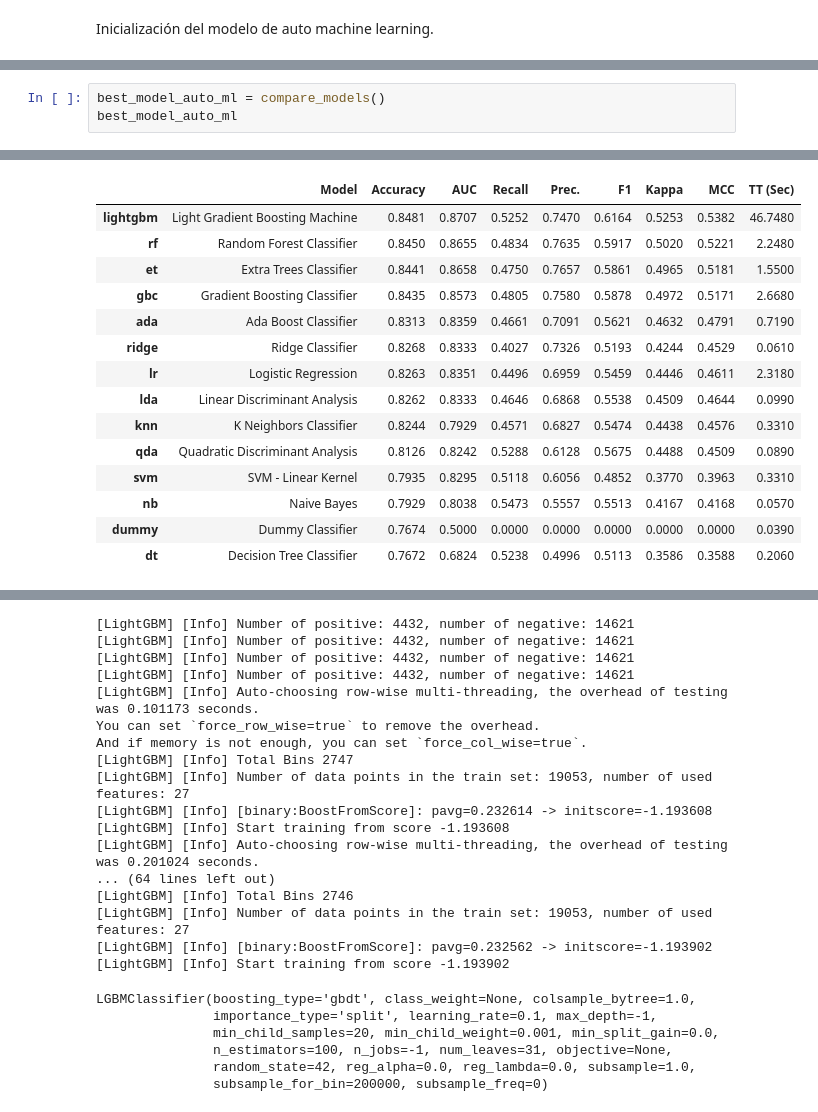
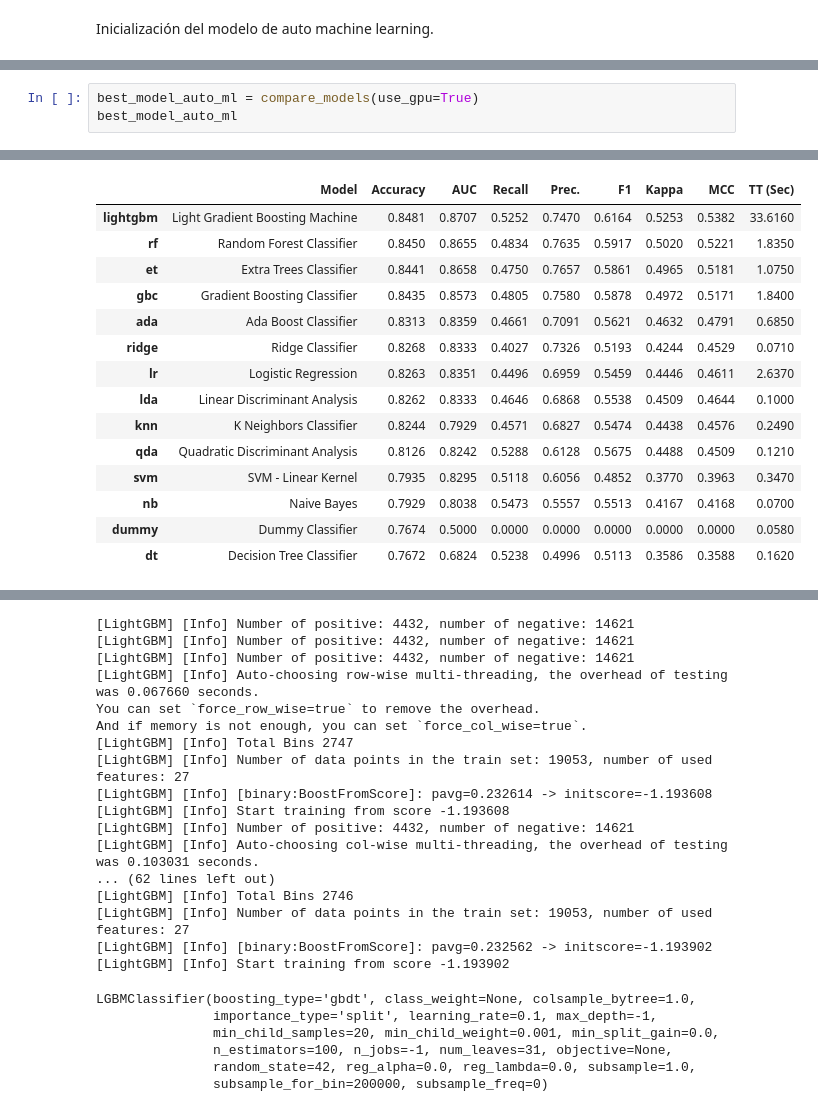
Before and after one commit to bpace1/AA1-TUIA-Crenna-Pace-SanchoAlmenar, a Jupyter notebook: TP-clasificacion-AA1.ipynb, the cells around one changed output, grey strips where cells are left out. Cells and saved outputs as stored; diff of their text form.

```diff
--- a/TP-clasificacion-AA1.ipynb
+++ b/TP-clasificacion-AA1.ipynb
@@ -819,37 +819,37 @@ auto_ml = setup(df_pure, target='RainTomorrow', session_id=42)
 # %%
-best_model_auto_ml = compare_models()
+best_model_auto_ml = compare_models(use_gpu=True)
 best_model_auto_ml
 # %% [output]
 [interactive output not drawn]
 |  | Model | Accuracy | AUC | Recall | Prec. | F1 | Kappa | MCC | TT (Sec) |
-| lightgbm | Light Gradient Boosting Machine | 0.8481 | 0.8707 | 0.5252 | 0.7470 | 0.6164 | 0.5253 | 0.5382 | 46.7480 |
-| rf | Random Forest Classifier | 0.8450 | 0.8655 | 0.4834 | 0.7635 | 0.5917 | 0.5020 | 0.5221 | 2.2480 |
-| et | Extra Trees Classifier | 0.8441 | 0.8658 | 0.4750 | 0.7657 | 0.5861 | 0.4965 | 0.5181 | 1.5500 |
-| gbc | Gradient Boosting Classifier | 0.8435 | 0.8573 | 0.4805 | 0.7580 | 0.5878 | 0.4972 | 0.5171 | 2.6680 |
-| ada | Ada Boost Classifier | 0.8313 | 0.8359 | 0.4661 | 0.7091 | 0.5621 | 0.4632 | 0.4791 | 0.7190 |
-| ridge | Ridge Classifier | 0.8268 | 0.8333 | 0.4027 | 0.7326 | 0.5193 | 0.4244 | 0.4529 | 0.0610 |
-| lr | Logistic Regression | 0.8263 | 0.8351 | 0.4496 | 0.6959 | 0.5459 | 0.4446 | 0.4611 | 2.3180 |
-| lda | Linear Discriminant Analysis | 0.8262 | 0.8333 | 0.4646 | 0.6868 | 0.5538 | 0.4509 | 0.4644 | 0.0990 |
-| knn | K Neighbors Classifier | 0.8244 | 0.7929 | 0.4571 | 0.6827 | 0.5474 | 0.4438 | 0.4576 | 0.3310 |
-| qda | Quadratic Discriminant Analysis | 0.8126 | 0.8242 | 0.5288 | 0.6128 | 0.5675 | 0.4488 | 0.4509 | 0.0890 |
-| svm | SVM - Linear Kernel | 0.7935 | 0.8295 | 0.5118 | 0.6056 | 0.4852 | 0.3770 | 0.3963 | 0.3310 |
-| nb | Naive Bayes | 0.7929 | 0.8038 | 0.5473 | 0.5557 | 0.5513 | 0.4167 | 0.4168 | 0.0570 |
-| dummy | Dummy Classifier | 0.7674 | 0.5000 | 0.0000 | 0.0000 | 0.0000 | 0.0000 | 0.0000 | 0.0390 |
-| dt | Decision Tree Classifier | 0.7672 | 0.6824 | 0.5238 | 0.4996 | 0.5113 | 0.3586 | 0.3588 | 0.2060 |
+| lightgbm | Light Gradient Boosting Machine | 0.8481 | 0.8707 | 0.5252 | 0.7470 | 0.6164 | 0.5253 | 0.5382 | 33.6160 |
+| rf | Random Forest Classifier | 0.8450 | 0.8655 | 0.4834 | 0.7635 | 0.5917 | 0.5020 | 0.5221 | 1.8350 |
+| et | Extra Trees Classifier | 0.8441 | 0.8658 | 0.4750 | 0.7657 | 0.5861 | 0.4965 | 0.5181 | 1.0750 |
+| gbc | Gradient Boosting Classifier | 0.8435 | 0.8573 | 0.4805 | 0.7580 | 0.5878 | 0.4972 | 0.5171 | 1.8400 |
+| ada | Ada Boost Classifier | 0.8313 | 0.8359 | 0.4661 | 0.7091 | 0.5621 | 0.4632 | 0.4791 | 0.6850 |
+| ridge | Ridge Classifier | 0.8268 | 0.8333 | 0.4027 | 0.7326 | 0.5193 | 0.4244 | 0.4529 | 0.0710 |
+| lr | Logistic Regression | 0.8263 | 0.8351 | 0.4496 | 0.6959 | 0.5459 | 0.4446 | 0.4611 | 2.6370 |
+| lda | Linear Discriminant Analysis | 0.8262 | 0.8333 | 0.4646 | 0.6868 | 0.5538 | 0.4509 | 0.4644 | 0.1000 |
+| knn | K Neighbors Classifier | 0.8244 | 0.7929 | 0.4571 | 0.6827 | 0.5474 | 0.4438 | 0.4576 | 0.2490 |
+| qda | Quadratic Discriminant Analysis | 0.8126 | 0.8242 | 0.5288 | 0.6128 | 0.5675 | 0.4488 | 0.4509 | 0.1210 |
+| svm | SVM - Linear Kernel | 0.7935 | 0.8295 | 0.5118 | 0.6056 | 0.4852 | 0.3770 | 0.3963 | 0.3470 |
+| nb | Naive Bayes | 0.7929 | 0.8038 | 0.5473 | 0.5557 | 0.5513 | 0.4167 | 0.4168 | 0.0700 |
+| dummy | Dummy Classifier | 0.7674 | 0.5000 | 0.0000 | 0.0000 | 0.0000 | 0.0000 | 0.0000 | 0.0580 |
+| dt | Decision Tree Classifier | 0.7672 | 0.6824 | 0.5238 | 0.4996 | 0.5113 | 0.3586 | 0.3588 | 0.1620 |
 [interactive output not drawn]
 [LightGBM] [Info] Number of positive: 4432, number of negative: 14621
 [LightGBM] [Info] Number of positive: 4432, number of negative: 14621
 [LightGBM] [Info] Number of positive: 4432, number of negative: 14621
-[LightGBM] [Info] Number of positive: 4432, number of negative: 14621
-[LightGBM] [Info] Auto-choosing row-wise multi-threading, the overhead of testing was 0.101173 seconds.
+[LightGBM] [Info] Auto-choosing row-wise multi-threading, the overhead of testing was 0.067660 seconds.
 You can set `force_row_wise=true` to remove the overhead.
 And if memory is not enough, you can set `force_col_wise=true`.
 [LightGBM] [Info] Total Bins 2747
 [LightGBM] [Info] Number of data points in the train set: 19053, number of used features: 27
 [LightGBM] [Info] [binary:BoostFromScore]: pavg=0.232614 -> initscore=-1.193608
 [LightGBM] [Info] Start training from score -1.193608
-[LightGBM] [Info] Auto-choosing row-wise multi-threading, the overhead of testing was 0.201024 seconds.
-... (64 lines left out)
+[LightGBM] [Info] Number of positive: 4432, number of negative: 14621
+[LightGBM] [Info] Auto-choosing col-wise multi-threading, the overhead of testing was 0.103031 seconds.
+... (62 lines left out)
 [LightGBM] [Info] Total Bins 2746
 [LightGBM] [Info] Number of data points in the train set: 19053, number of used features: 27
 [LightGBM] [Info] [binary:BoostFromScore]: pavg=0.232562 -> initscore=-1.193902
```
Also changed, not shown: parts of 5 cells of this notebook.
